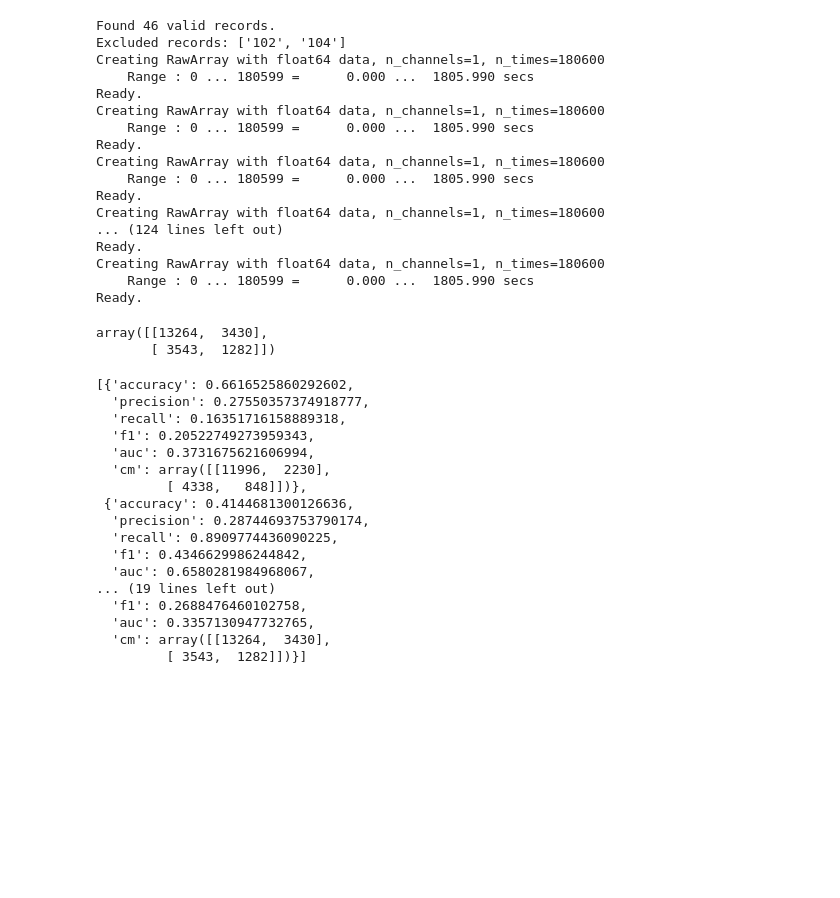
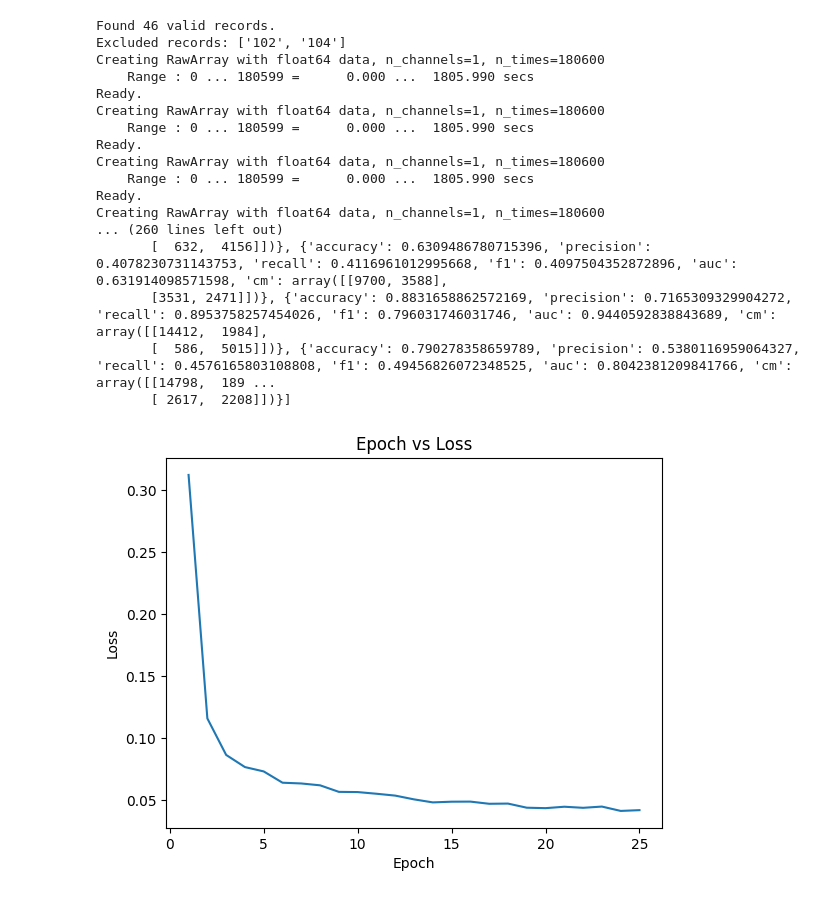
Before and after one commit to reyjm111/ECG-Abnormality-Detection, a Jupyter notebook: preprocessing/draft.ipynb, the cells around one changed output. Cells and saved outputs as stored; diff of their text form; code cells hidden in the pictures; blank space fills up the shorter version.

Commit message:
Increased epochs and added way to track per epoch performance

```diff
--- a/preprocessing/draft.ipynb
+++ b/preprocessing/draft.ipynb
@@ -1,6 +1,9 @@
 # %%
 from file_aggregation import file_aggregation
 from cnn_model import ECGCNN1D
+
+import numpy as np
+import random
 
 import torch
 import torch.nn as nn
@@ -9,15 +12,21 @@ from torch.utils.data import TensorDataset, DataLoader, WeightedRandomSampler
 from sklearn.model_selection import StratifiedGroupKFold
 from sklearn.metrics import accuracy_score, precision_score, recall_score, f1_score, roc_auc_score, confusion_matrix
 
+random.seed(42)
+np.random.seed(42)
+torch.manual_seed(42)
+
 X, y, groups = file_aggregation('/Users/reymendoza/Downloads/mit-bih-arrhythmia-database-1.0.0')
 
 X = torch.tensor(X, dtype=torch.float32)
 y = torch.tensor(y, dtype=torch.float32).unsqueeze(1)
 
-gkf = StratifiedGroupKFold(n_splits=5, shuffle=True, random_state=42)
+folds = 5
+gkf = StratifiedGroupKFold(n_splits=folds, shuffle=True, random_state=42)
 split = gkf.split(X.numpy(), y.squeeze(1).numpy(), groups=groups)
 
 fold_results = []
+final_fold_results = []
 
 for fold, (train_idx, test_idx) in enumerate(split, start=1):
 
@@ -50,7 +59,7 @@ for fold, (train_idx, test_idx) in enumerate(split, start=1):
     criterion = nn.BCEWithLogitsLoss()
     optimizer = torch.optim.Adam(model.parameters(), lr=0.0003)
 
-    epochs = 5
+    epochs = 25
 
     for epoch in range(epochs):
 
@@ -105,8 +114,19 @@ for fold, (train_idx, test_idx) in enumerate(split, start=1):
         f"Prec: {prec:.4f} | "
         f"Rec: {rec:.4f} | "
         f"F1: {f1:.4f} | "
-        f"AUC: {auc:.4f} "
-    )
+        f"AUC: {auc:.4f} ")
+
+        if fold == folds:
+
+            final_fold_results.append({
+                'epoch': epoch+1,
+                'epoch_loss': epoch_loss,
+                'accuracy': acc,
+                'precision': prec,
+                'recall': rec,
+                'F1': f1,
+                'AUC': auc
+            })
 
     fold_results.append({
         "accuracy": acc,
@@ -131,33 +151,21 @@ Creating RawArray with float64 data, n_channels=1, n_times=180600
     Range : 0 ... 180599 =      0.000 ...  1805.990 secs
 Ready.
 Creating RawArray with float64 data, n_channels=1, n_times=180600
-... (124 lines left out)
-Ready.
-Creating RawArray with float64 data, n_channels=1, n_times=180600
-    Range : 0 ... 180599 =      0.000 ...  1805.990 secs
-Ready.
+... (260 lines left out)
+       [  632,  4156]])}, {'accuracy': 0.6309486780715396, 'precision': 0.4078230731143753, 'recall': 0.4116961012995668, 'f1': 0.4097504352872896, 'auc': 0.631914098571598, 'cm': array([[9700, 3588],
+       [3531, 2471]])}, {'accuracy': 0.8831658862572169, 'precision': 0.7165309329904272, 'recall': 0.8953758257454026, 'f1': 0.796031746031746, 'auc': 0.9440592838843689, 'cm': array([[14412,  1984],
+       [  586,  5015]])}, {'accuracy': 0.790278358659789, 'precision': 0.5380116959064327, 'recall': 0.4576165803108808, 'f1': 0.49456826072348525, 'auc': 0.8042381209841766, 'cm': array([[14798,  189 ...
+       [ 2617,  2208]])}]
-# %%
-cm
-# %% [output]
-array([[13264,  3430],
-       [ 3543,  1282]])
-# %%
-fold_results
-# %% [output]
-[{'accuracy': 0.6616525860292602,
-  'precision': 0.27550357374918777,
-  'recall': 0.16351716158889318,
-  'f1': 0.20522749273959343,
-  'auc': 0.3731675621606994,
-  'cm': array([[11996,  2230],
-         [ 4338,   848]])},
- {'accuracy': 0.4144681300126636,
-  'precision': 0.28744693753790174,
-  'recall': 0.8909774436090225,
-  'f1': 0.4346629986244842,
-  'auc': 0.6580281984968067,
-... (19 lines left out)
-  'f1': 0.2688476460102758,
-  'auc': 0.3357130947732765,
-  'cm': array([[13264,  3430],
-         [ 3543,  1282]])}]
+# %%
+import matplotlib.pyplot as plt
+
+epochs = [x['epoch'] for x in final_fold_results]
+losses = [x['epoch_loss'] for x in final_fold_results]
+
+plt.plot(epochs, losses)
+plt.title('Epoch vs Loss')
+plt.xlabel('Epoch')
+plt.ylabel('Loss')
+plt.show()
+# %% [output]
+[figure, added]
```
Also changed, not shown: parts of 3 cells of this notebook, 1 other file.
